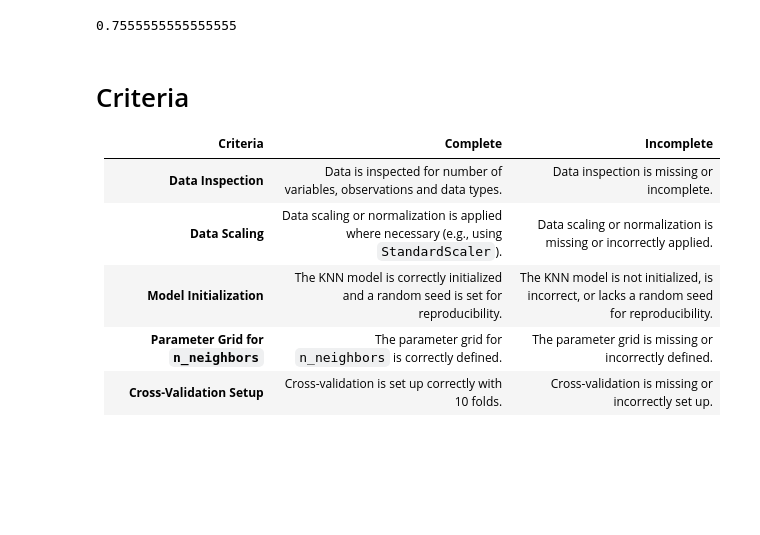
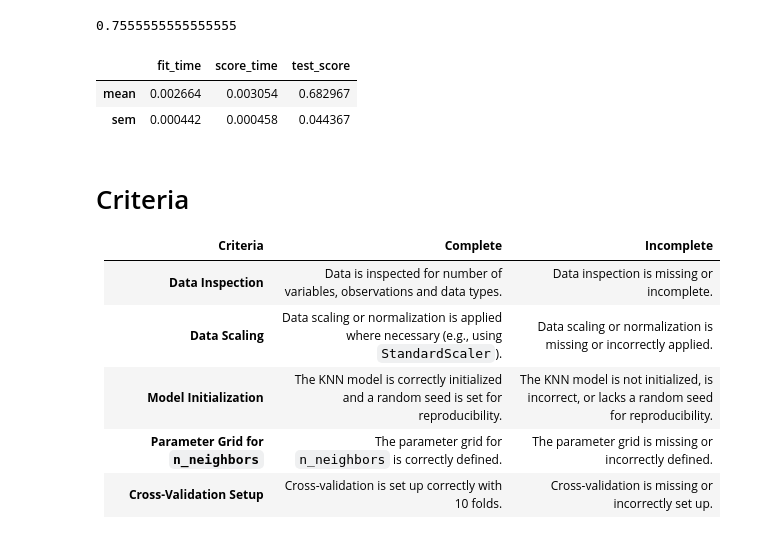
Before and after one commit to torontodeveloper/LCR, a Jupyter notebook: 02_activities/assignments/assignment_1.ipynb, the cells around one changed output. Cells and saved outputs as stored; diff of their text form; code cells hidden in the pictures; blank space fills up the shorter version.

```diff
--- a/02_activities/assignments/assignment_1.ipynb
+++ b/02_activities/assignments/assignment_1.ipynb
@@ -343,6 +376,13 @@ recall_score(
 )
 # %% [output]
 0.7555555555555555
+# %%
+cv_10_metrics = cv_10_df.agg(["mean","sem"])
+cv_10_metrics
+# %% [output]
+|  | fit_time | score_time | test_score |
+| mean | 0.002664 | 0.003054 | 0.682967 |
+| sem | 0.000442 | 0.000458 | 0.044367 |
 # %% [markdown]
 # Criteria
 
```
Also changed, not shown: parts of 7 cells of this notebook.
